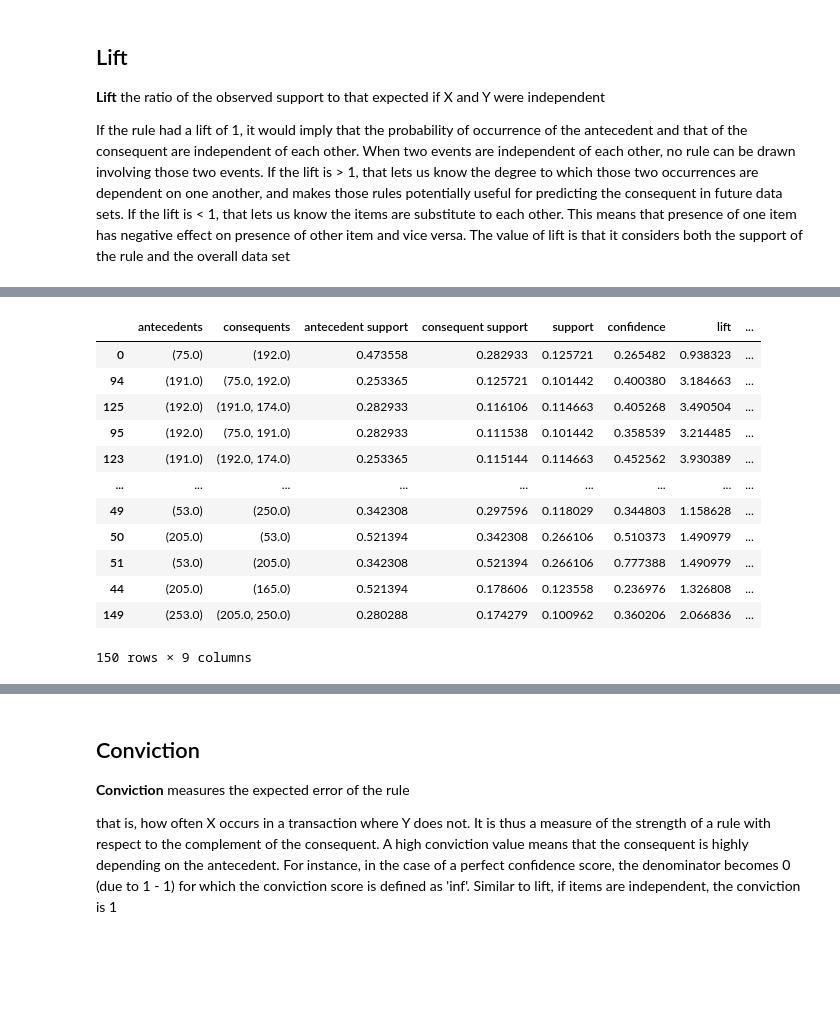
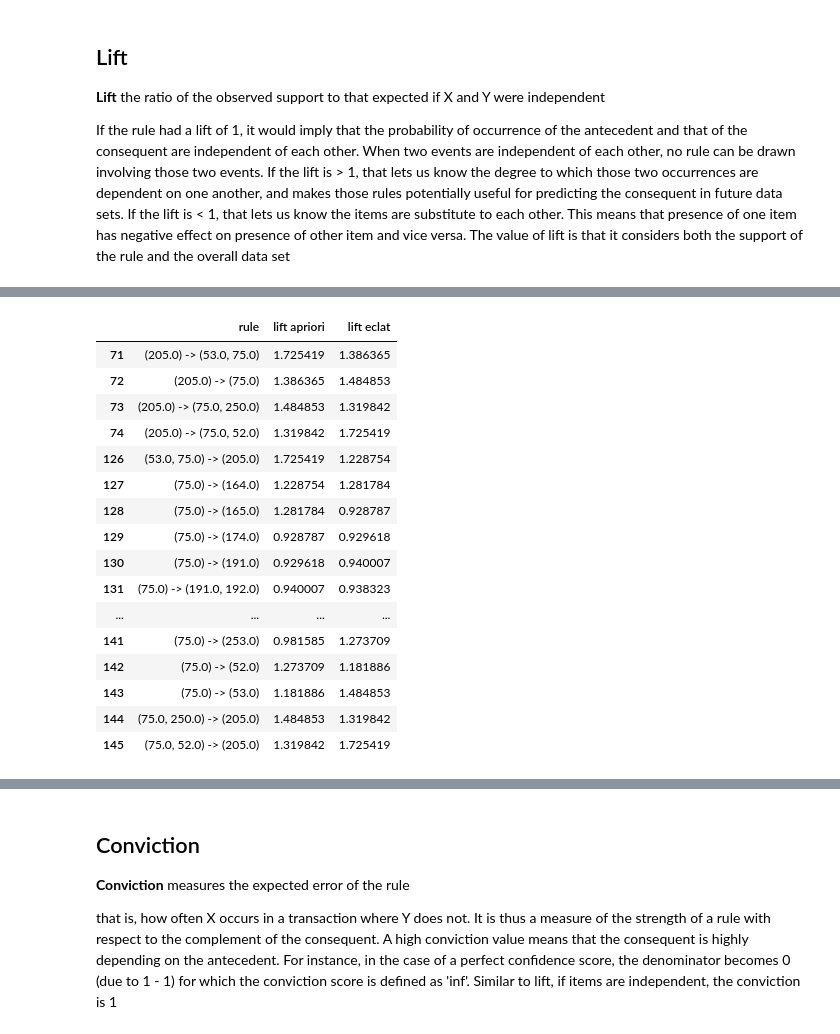
Before and after one commit to mlilyd/DS1_RuleMining, a Jupyter notebook: confiction_lift.ipynb, the cells around one changed output, grey strips where cells are left out. Saved outputs shown, nothing was run; the diff lists cells and outputs as text; code cells hidden in the pictures; blank space fills up the shorter version.

```diff
--- a/confiction_lift.ipynb
+++ b/confiction_lift.ipynb
@@ -61,16 +98,25 @@ entree_apriori_rules.sort_values(by="antecedents")
-# %%
-entree_eclat_rules.sort_values(by="antecedents")
-# %% [output]
-|  | antecedents | consequents | antecedent support | consequent support | support | confidence | lift | ... |
-| 0 | (75.0) | (192.0) | 0.473558 | 0.282933 | 0.125721 | 0.265482 | 0.938323 | ... |
-| 94 | (191.0) | (75.0, 192.0) | 0.253365 | 0.125721 | 0.101442 | 0.400380 | 3.184663 | ... |
-| 125 | (192.0) | (191.0, 174.0) | 0.282933 | 0.116106 | 0.114663 | 0.405268 | 3.490504 | ... |
-| 95 | (192.0) | (75.0, 191.0) | 0.282933 | 0.111538 | 0.101442 | 0.358539 | 3.214485 | ... |
-| 123 | (191.0) | (192.0, 174.0) | 0.253365 | 0.115144 | 0.114663 | 0.452562 | 3.930389 | ... |
-| ... | ... | ... | ... | ... | ... | ... | ... | ... |
-| 49 | (53.0) | (250.0) | 0.342308 | 0.297596 | 0.118029 | 0.344803 | 1.158628 | ... |
-| 50 | (205.0) | (53.0) | 0.521394 | 0.342308 | 0.266106 | 0.510373 | 1.490979 | ... |
-| 51 | (53.0) | (205.0) | 0.342308 | 0.521394 | 0.266106 | 0.777388 | 1.490979 | ... |
-| 44 | (205.0) | (165.0) | 0.521394 | 0.178606 | 0.123558 | 0.236976 | 1.326808 | ... |
-| 149 | (253.0) | (205.0, 250.0) | 0.280288 | 0.174279 | 0.100962 | 0.360206 | 2.066836 | ... |
-150 rows × 9 columns
+# %%
+comparison_df = pd.DataFrame()
+comparison_df['rule'] = sorted_entree_apriori[sorted_entree_apriori['lift'] != sorted_entree_eclat['lift']]['rule']
+comparison_df['lift apriori'] = sorted_entree_apriori[sorted_entree_apriori['lift'] != sorted_entree_eclat['lift']]['lift']
+comparison_df['lift eclat'] = sorted_entree_eclat[sorted_entree_apriori['lift'] != sorted_entree_eclat['lift']]['lift']
+
+comparison_df
+# %% [output]
+|  | rule | lift apriori | lift eclat |
+| 71 | (205.0) -> (53.0, 75.0) | 1.725419 | 1.386365 |
+| 72 | (205.0) -> (75.0) | 1.386365 | 1.484853 |
+| 73 | (205.0) -> (75.0, 250.0) | 1.484853 | 1.319842 |
+| 74 | (205.0) -> (75.0, 52.0) | 1.319842 | 1.725419 |
+| 126 | (53.0, 75.0) -> (205.0) | 1.725419 | 1.228754 |
+| 127 | (75.0) -> (164.0) | 1.228754 | 1.281784 |
+| 128 | (75.0) -> (165.0) | 1.281784 | 0.928787 |
+| 129 | (75.0) -> (174.0) | 0.928787 | 0.929618 |
+| 130 | (75.0) -> (191.0) | 0.929618 | 0.940007 |
+| 131 | (75.0) -> (191.0, 192.0) | 0.940007 | 0.938323 |
+| ... | ... | ... | ... |
+| 141 | (75.0) -> (253.0) | 0.981585 | 1.273709 |
+| 142 | (75.0) -> (52.0) | 1.273709 | 1.181886 |
+| 143 | (75.0) -> (53.0) | 1.181886 | 1.484853 |
+| 144 | (75.0, 250.0) -> (205.0) | 1.484853 | 1.319842 |
+| 145 | (75.0, 52.0) -> (205.0) | 1.319842 | 1.725419 |
```
Also changed, not shown: parts of 8 cells of this notebook, 1 other file.
